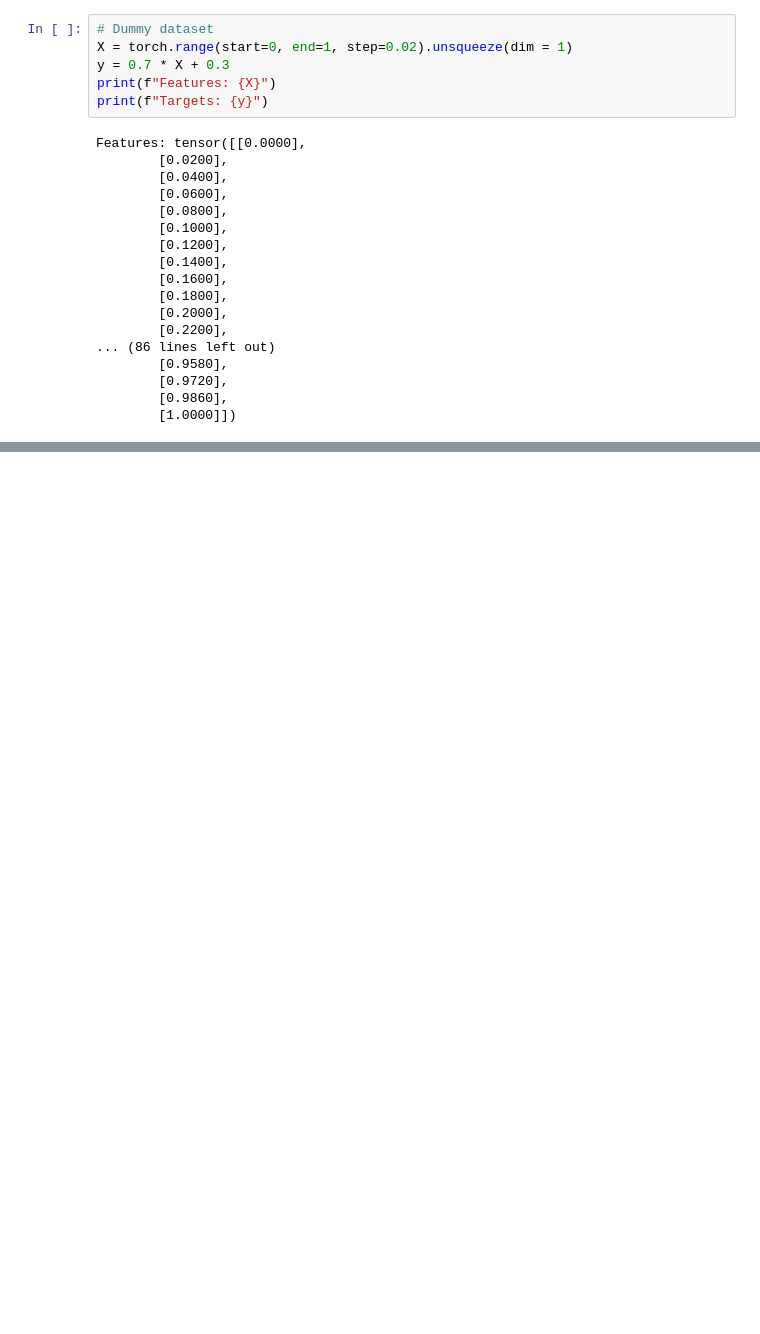
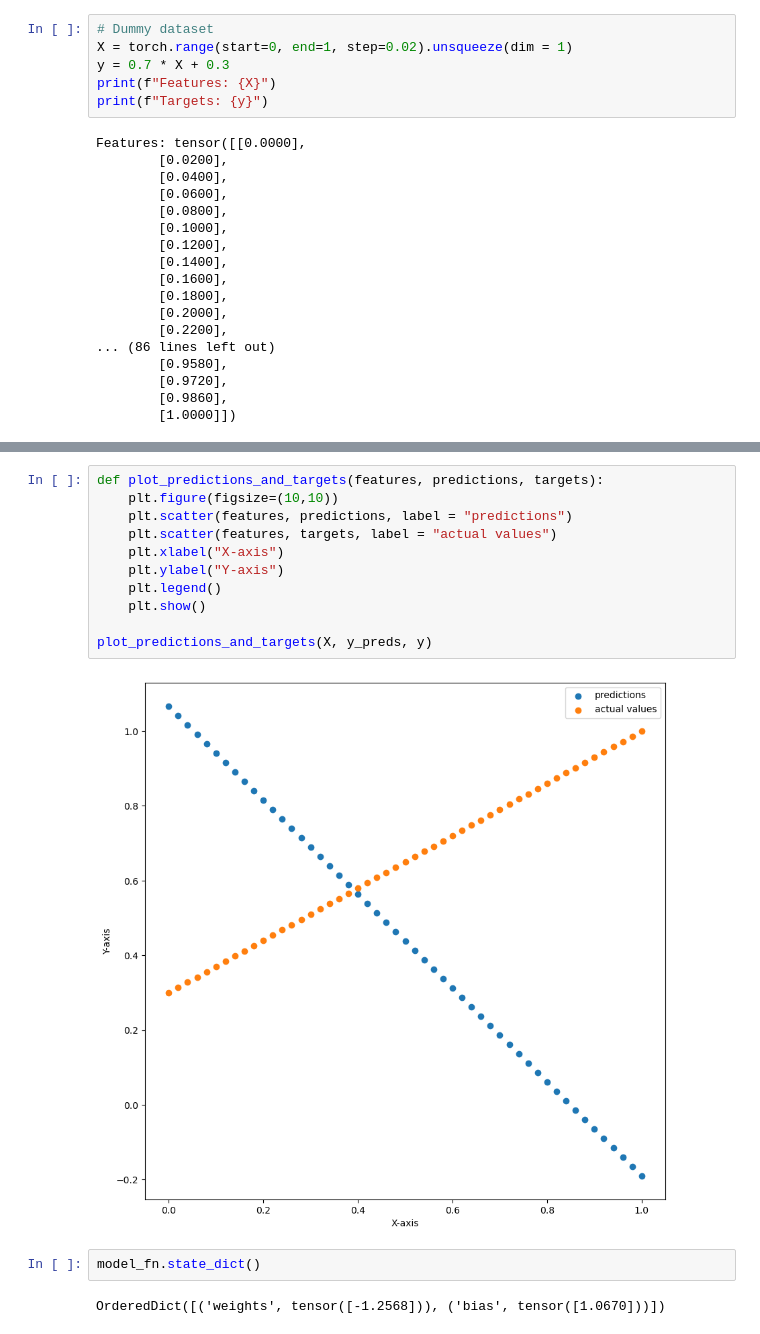
Before and after one commit to SamuelTheophilus/pytorch, a Jupyter notebook: notebook_2.ipynb, the cells around one changed output, grey strips where cells are left out. Drawn from its saved outputs; the diff is of its cells as text; blank space fills up the shorter version.

Commit message:
Trained a simple linear regression model with pytorch

```diff
--- a/notebook_2.ipynb
+++ b/notebook_2.ipynb
@@ -72,0 +75,17 @@ tensor([[1.1926],
+# %%
+def plot_predictions_and_targets(features, predictions, targets):
+    plt.figure(figsize=(10,10))
+    plt.scatter(features, predictions, label = "predictions")
+    plt.scatter(features, targets, label = "actual values")
+    plt.xlabel("X-axis")
+    plt.ylabel("Y-axis")
+    plt.legend()
+    plt.show()
+
+plot_predictions_and_targets(X, y_preds, y)
+# %% [output]
+[figure, added]
+# %%
+model_fn.state_dict()
+# %% [output]
+OrderedDict([('weights', tensor([-1.2568])), ('bias', tensor([1.0670]))])
```
Also changed, not shown: parts of 6 cells of this notebook.
